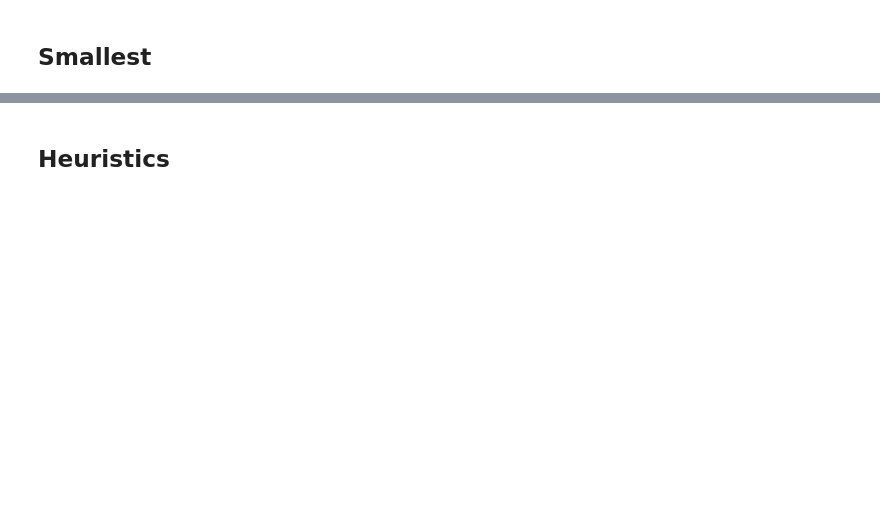
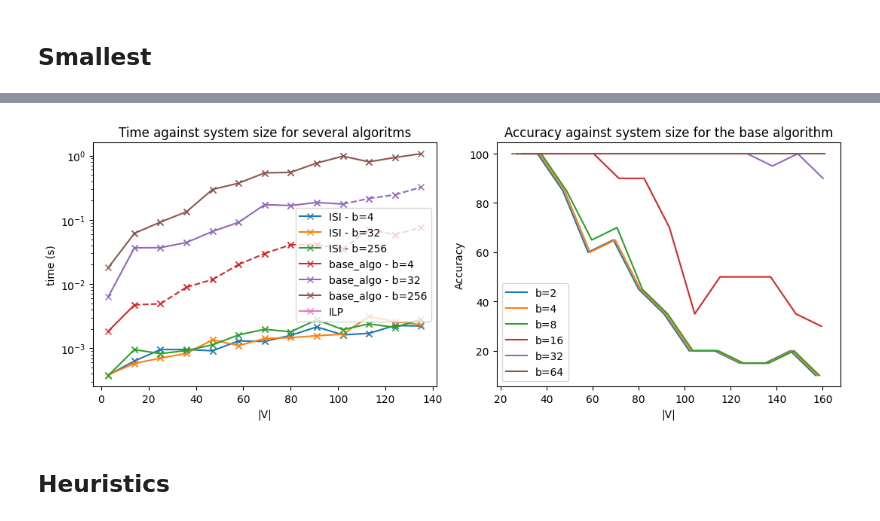
Before and after one commit to SamuelReyd/SearchingForCauses, a Jupyter notebook: src/Experiments.ipynb, the cells around one changed output, grey strips where cells are left out. Cells and saved outputs as stored; diff of their text form; code cells hidden in the pictures; blank space fills up the shorter version.

```diff
--- a/src/Experiments.ipynb
+++ b/src/Experiments.ipynb
@@ -306,10 +9,0 @@ def show_smallest_perf(df, beam_sizes, ax=None):
-# %%
-def plot_smallest(df, folder="figures/"):
-    _, axes = plt.subplots(1,2, figsize=(3.5*w, 2*h))
-    show_smallest_comparison(df, (4,32,256), ax=axes[0])
-    show_smallest_perf(df, (2,4,6,16,32,64), ax=axes[1])
-    axes[0].set_title("Time against system size for several algoritms")
-    axes[1].set_title("Accuracy against system size for the base algorithm")
-    plt.tight_layout()
-    plt.savefig(folder+"smallest_fig.pdf")
-    plt.show()
@@ -576,3 +161,7 @@ def plot_times_structured(df):
+# %%
+plot_smallest(df_reg, folder="../figures/")
+# %% [output]
+[figure, added]
 # %% [markdown]
 ## Heuristics
 # %%
```
Also changed, not shown: parts of 48 cells of this notebook, 4 other files.
